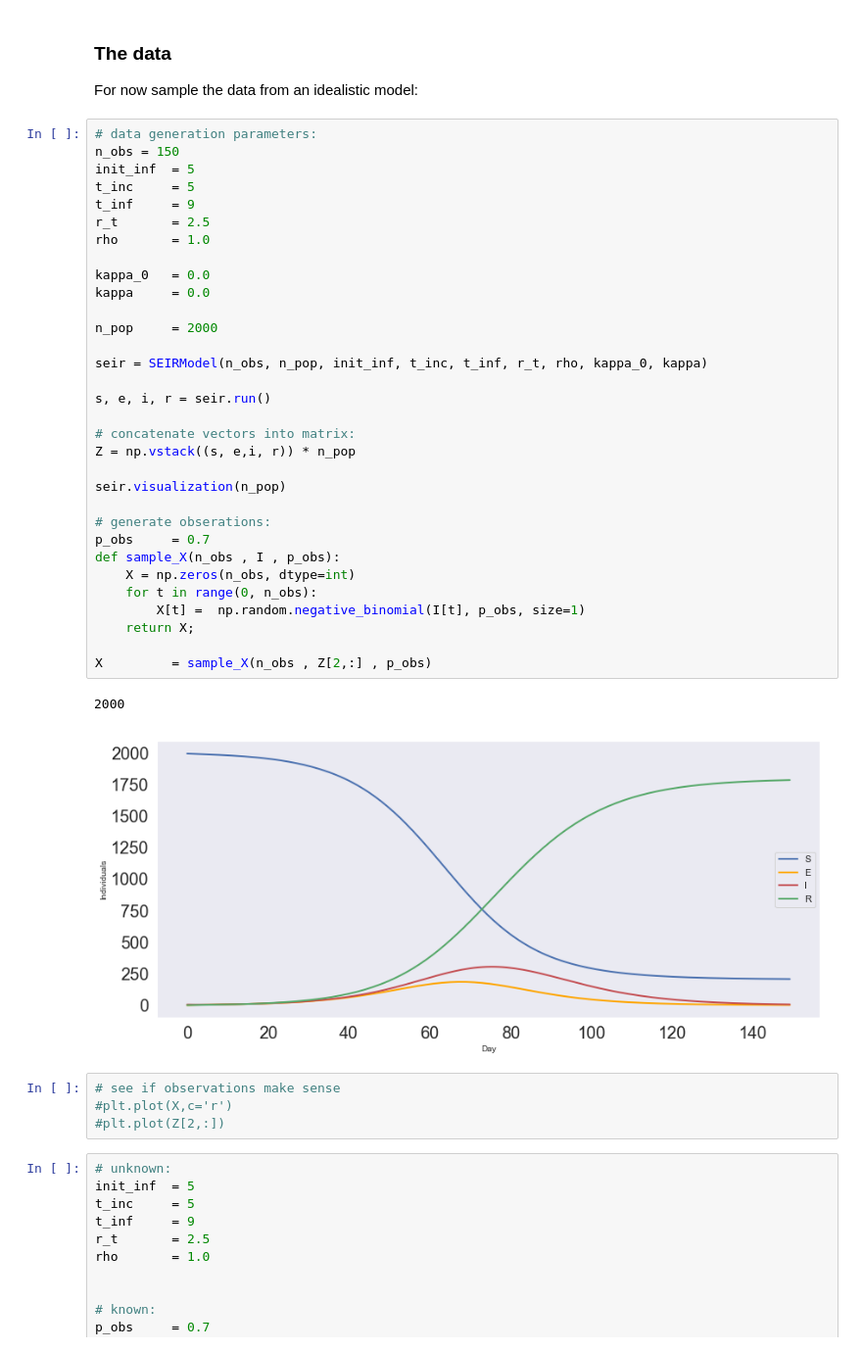
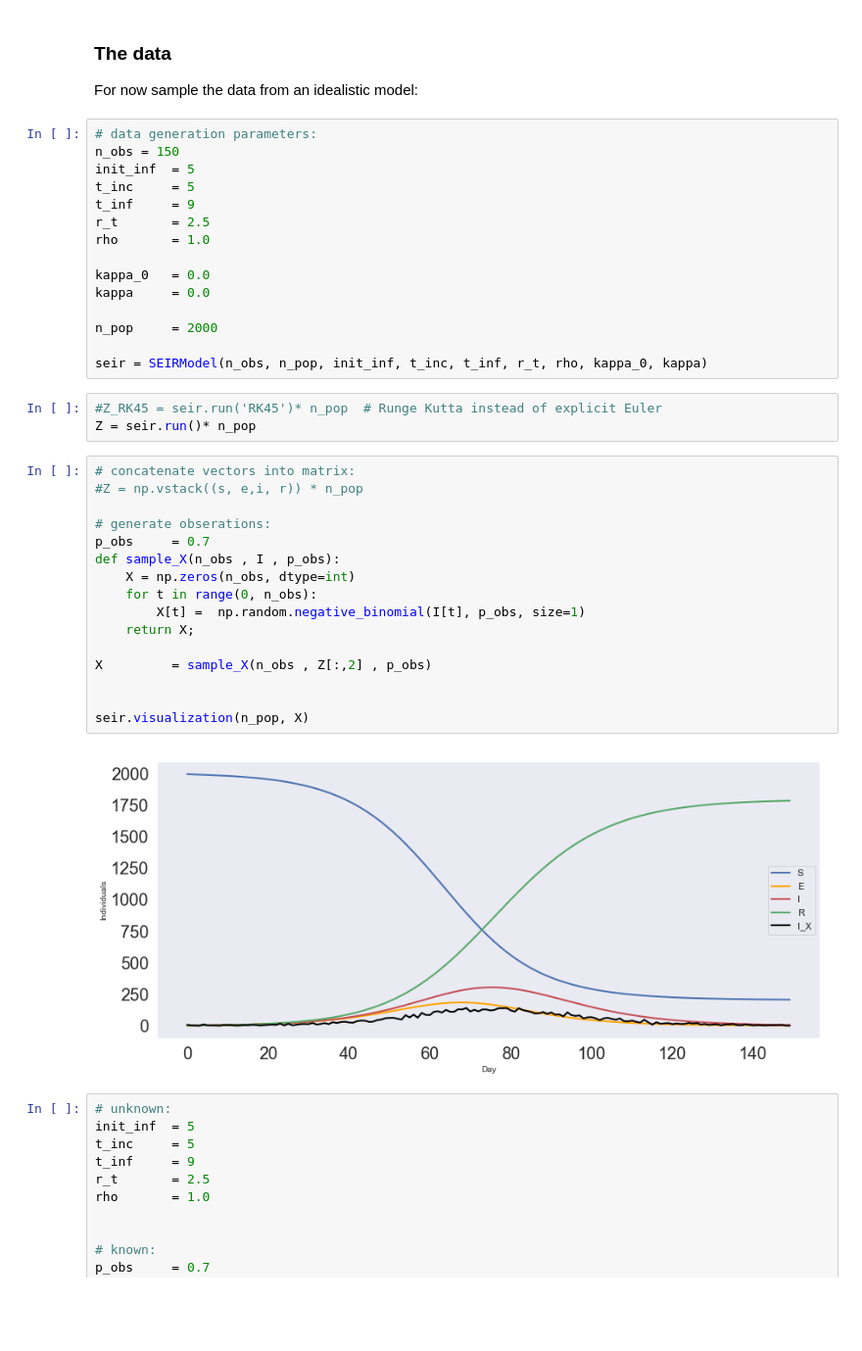
Before and after one commit to paulttt/SARS-CoV-2, a Jupyter notebook: HMM.ipynb, the cells around one changed output. Shown at 98% size. Drawn from its saved outputs; the diff is of its cells as text; blank space fills up the shorter version.

```diff
--- a/HMM.ipynb
+++ b/HMM.ipynb
@@ -209,45 +266,42 @@ INFO:pystan:COMPILING THE C++ CODE FOR MODEL anon_model_701404cc2f81ea94fb8a54d9
 # %% [markdown]
 ### The data
 For now sample the data from an idealistic model:
+# %%
+# data generation parameters:
+n_obs = 150
+init_inf  = 5
+t_inc     = 5
+t_inf     = 9
+r_t       = 2.5
+rho       = 1.0
+
+kappa_0   = 0.0
+kappa     = 0.0
+
+n_pop     = 2000
+
+seir = SEIRModel(n_obs, n_pop, init_inf, t_inc, t_inf, r_t, rho, kappa_0, kappa)
+# %%
+#Z_RK45 = seir.run('RK45')* n_pop  # Runge Kutta instead of explicit Euler
+Z = seir.run()* n_pop
 # %%
-# data generation parameters:
-n_obs = 150
-init_inf  = 5
-t_inc     = 5
-t_inf     = 9
-r_t       = 2.5
-rho       = 1.0
-
-kappa_0   = 0.0
-kappa     = 0.0
-
-n_pop     = 2000
-
-seir = SEIRModel(n_obs, n_pop, init_inf, t_inc, t_inf, r_t, rho, kappa_0, kappa)
-
-s, e, i, r = seir.run()
-
 # concatenate vectors into matrix:
-Z = np.vstack((s, e,i, r)) * n_pop
-
-seir.visualization(n_pop)
+#Z = np.vstack((s, e,i, r)) * n_pop
 
 # generate obserations:
 p_obs     = 0.7
 def sample_X(n_obs , I , p_obs):
     X = np.zeros(n_obs, dtype=int)
     for t in range(0, n_obs):
         X[t] =  np.random.negative_binomial(I[t], p_obs, size=1)
     return X;
 
-X         = sample_X(n_obs , Z[2,:] , p_obs)
+X         = sample_X(n_obs , Z[:,2] , p_obs)
+
+
+seir.visualization(n_pop, X)
 # %% [output]
-2000
-[figure, old version]
+[figure, new version]
-# %%
-# see if observations make sense
-#plt.plot(X,c='r')
-#plt.plot(Z[2,:])
 # %%
 # unknown:
 init_inf  = 5
```
Also changed, not shown: parts of 10 cells of this notebook, 3 other files.
